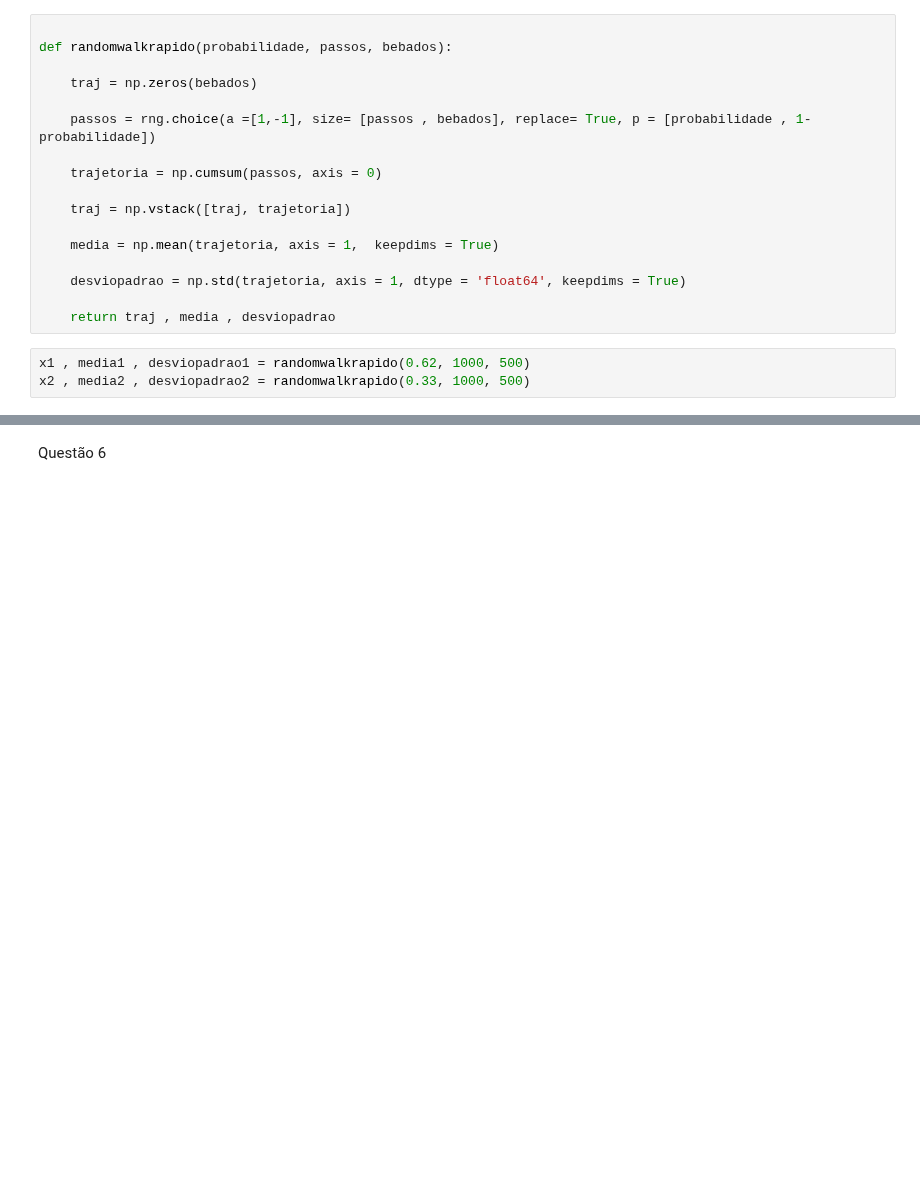
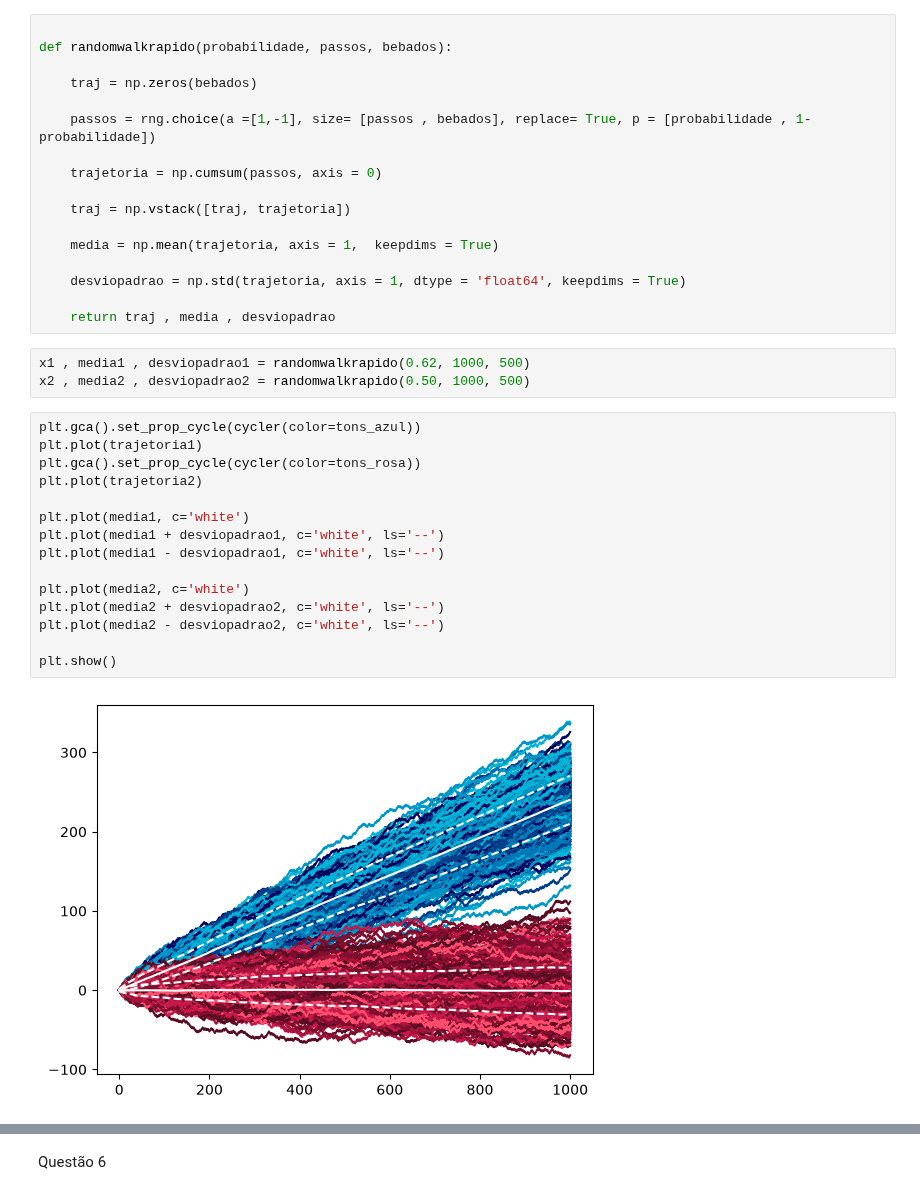
Before and after one commit to HuTiim/Fisica-Computacional-Thiago, a Jupyter notebook: Lista2.ipynb, the cells around one changed output, grey strips where cells are left out. Drawn from its saved outputs; the diff is of its cells as text; blank space fills up the shorter version.

```diff
--- a/Lista2.ipynb
+++ b/Lista2.ipynb
@@ -100,7 +100,24 @@ def randomwalkrapido(probabilidade, passos, bebados):
     return traj , media , desviopadrao
 # %%
 x1 , media1 , desviopadrao1 = randomwalkrapido(0.62, 1000, 500)
-x2 , media2 , desviopadrao2 = randomwalkrapido(0.33, 1000, 500)
+x2 , media2 , desviopadrao2 = randomwalkrapido(0.50, 1000, 500)
+# %%
+plt.gca().set_prop_cycle(cycler(color=tons_azul))
+plt.plot(trajetoria1)
+plt.gca().set_prop_cycle(cycler(color=tons_rosa))
+plt.plot(trajetoria2)
+
+plt.plot(media1, c='white')
+plt.plot(media1 + desviopadrao1, c='white', ls='--')
+plt.plot(media1 - desviopadrao1, c='white', ls='--')
+
+plt.plot(media2, c='white')
+plt.plot(media2 + desviopadrao2, c='white', ls='--')
+plt.plot(media2 - desviopadrao2, c='white', ls='--')
+
+plt.show()
+# %% [output]
+[figure, added]
 # %%
 plt.plot(media1)
 plt.show()
```
Also changed, not shown: parts of 12 cells of this notebook, 1 other file.
